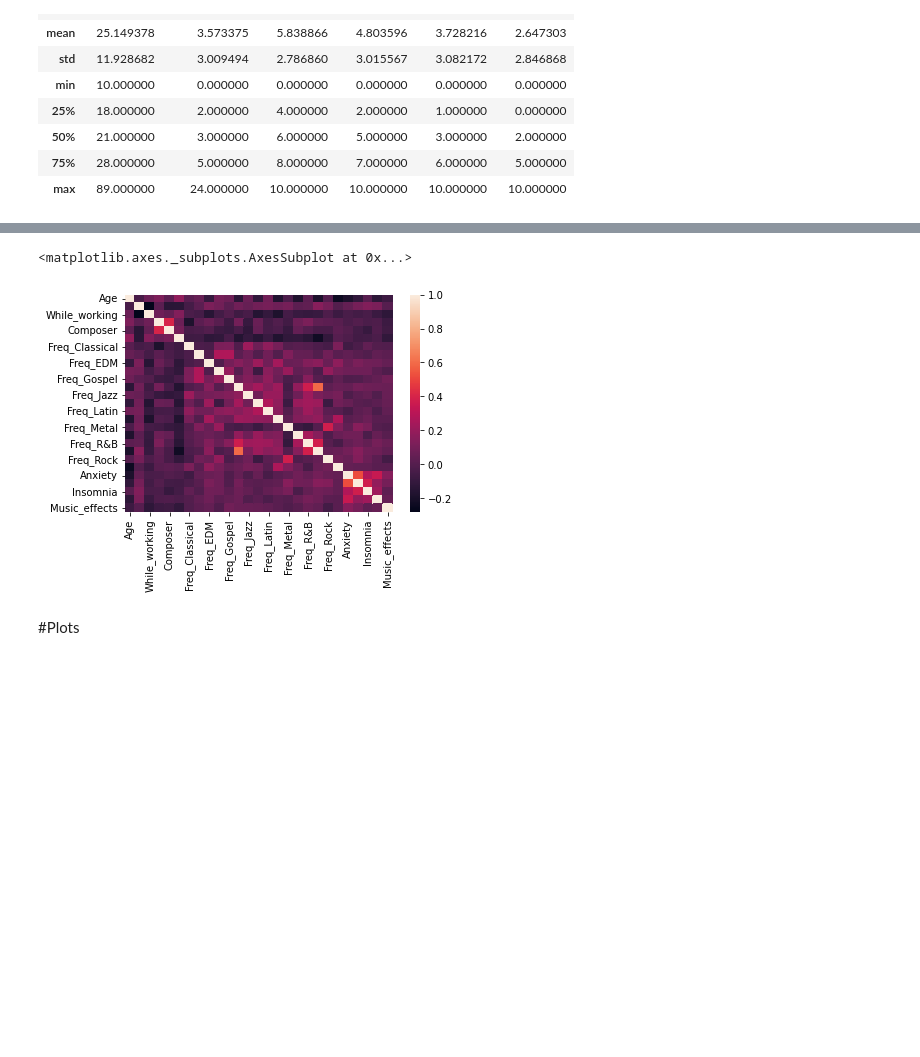
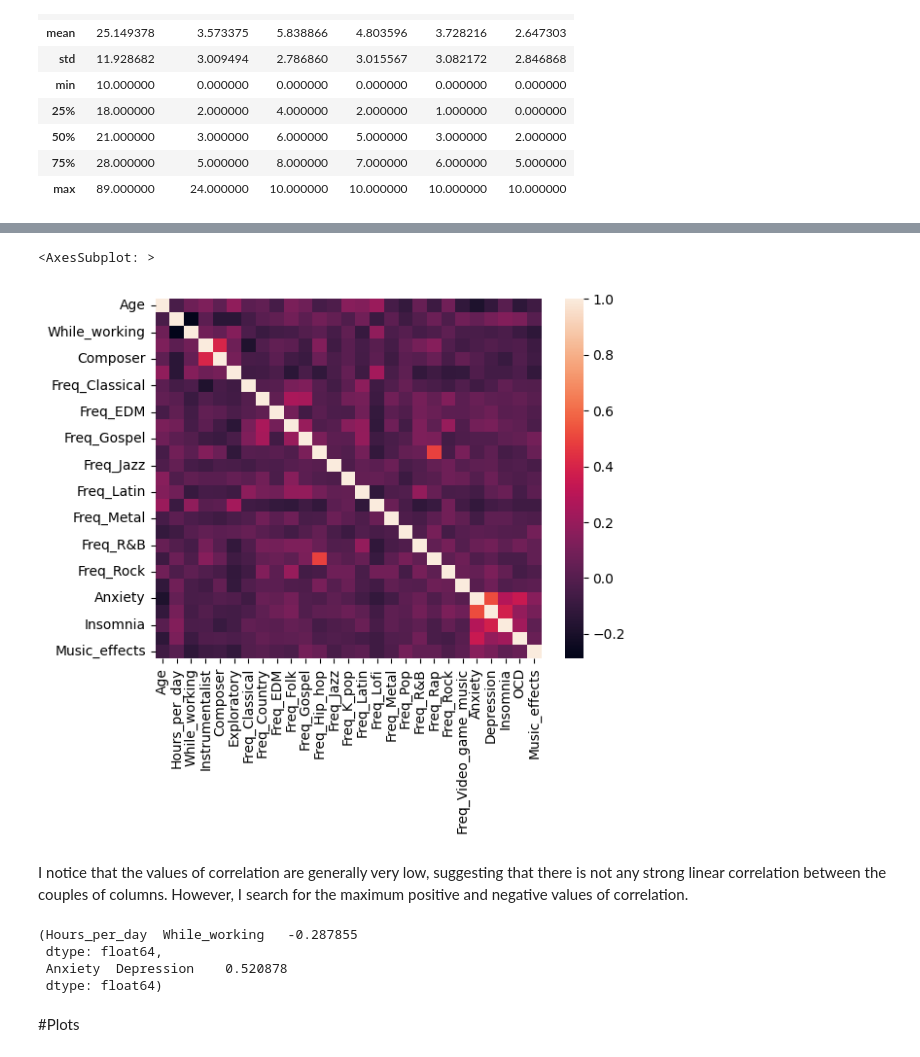
Before and after one commit to alessiasanfelici/Programming-2022-2023, a Jupyter notebook: Project_Programming (1).ipynb, the cells around one changed output, grey strips where cells are left out. Saved outputs shown, nothing was run; the diff lists cells and outputs as text; code cells hidden in the pictures; blank space fills up the shorter version.

```diff
--- a/Project_Programming (1).ipynb
+++ b/Project_Programming (1).ipynb
@@ -177,9 +174,12 @@ array(['No effect', 'Improve', 'Worsen'], dtype=object)
 # %%
-music_health_df.loc[music_health_df["Music_effects"] == "No effect", "Music_effects"] = 0
-music_health_df.loc[music_health_df["Music_effects"] == "Improve", "Music_effects"] = 1
-music_health_df.loc[music_health_df["Music_effects"] == "Worsen", "Music_effects"] = 2
+music_health_df.loc[music_health_df["Music_effects"] == music_health_df.Music_effects.unique()[0], "Music_effects"] = 0
+music_health_df.loc[music_health_df["Music_effects"] == music_health_df.Music_effects.unique()[1], "Music_effects"] = 1
+music_health_df.loc[music_health_df["Music_effects"] == music_health_df.Music_effects.unique()[2], "Music_effects"] = 2
 # %%
-music_health_df["Music_effects"] = music_health_df["Music_effects"].apply(pd.to_numeric)
+music_health_df["Music_effects"] = music_health_df["Music_effects"].astype(int)
+# %%
+music_health_df[music_health_df.columns[23:27]] = music_health_df[music_health_df.columns[23:27]].astype(int)
+music_health_df[music_health_df.columns[0:2]] = music_health_df[music_health_df.columns[0:2]].astype(int)
 # %%
 music_health_df.head()
 # %% [output]
@@ -233,0 +215,3 @@ music_health_df.corr()
+# %%
+corr_matrix = music_health_df[music_health_df.columns[music_health_df.columns != "Fav_genre"]].corr()
+corr_matrix
@@ -234,7 +237,18 @@ music_health_df.corr()
 # %%
-sns.heatmap(music_health_df.corr())
+sns.heatmap(corr_matrix)
 # %% [output]
-<matplotlib.axes._subplots.AxesSubplot at 0x...>
+<AxesSubplot: >
-[figure, old version]
+[figure, new version]
+# %% [markdown]
+I notice that the values of correlation are generally very low, suggesting that there is not any strong linear correlation between the couples of columns. However, I search for the maximum positive and negative values of correlation.
+# %%
+corr_sequence = corr_matrix.unstack()
+sorted_corr_sequence = corr_sequence.sort_values(kind = "quicksort")
+sorted_corr_sequence[0:1], sorted_corr_sequence[-29:-28]
+# %% [output]
+(Hours_per_day  While_working   -0.287855
+ dtype: float64,
+ Anxiety  Depression    0.520878
+ dtype: float64)
 # %% [markdown]
 #Plots
```
Also changed, not shown: parts of 27 cells of this notebook, 1 other file.
